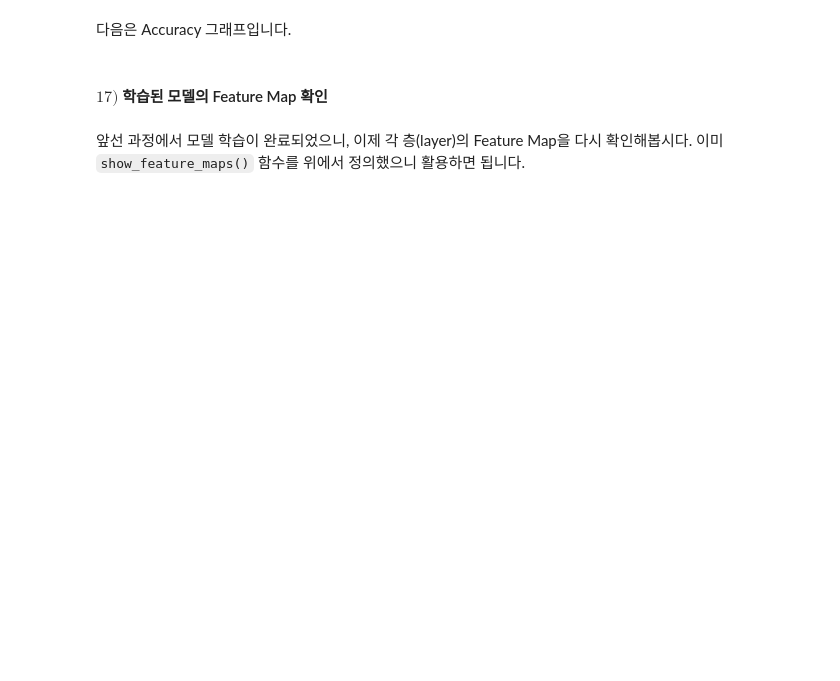
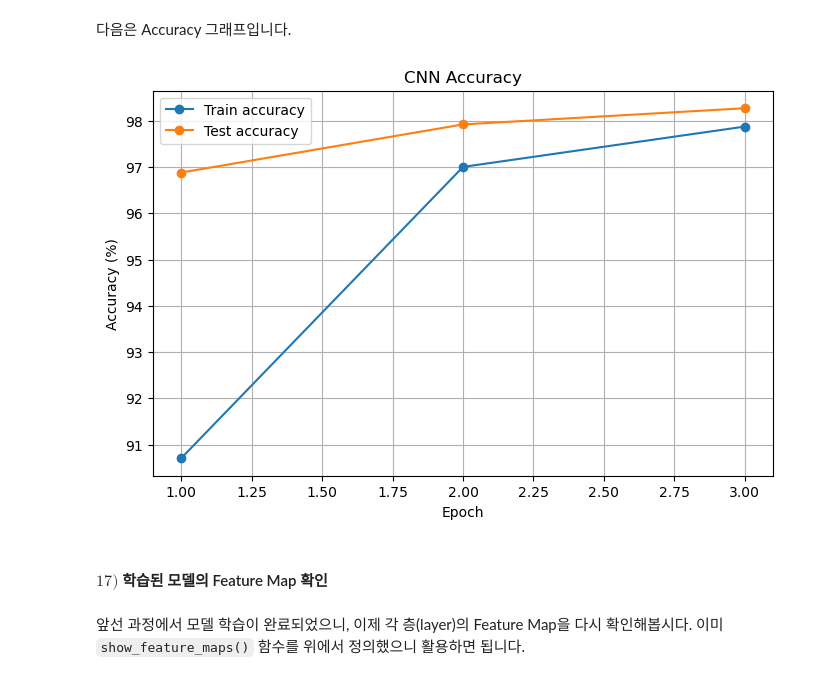
Before and after one commit to seedevk8s/physical-ai-vision-llm-gemma-multimodal, a Jupyter notebook: 03_DL-and-GPU.ipynb, the cells around one changed output. Cells and saved outputs as stored; diff of their text form; code cells hidden in the pictures; blank space fills up the shorter version.

```diff
--- a/03_DL-and-GPU.ipynb
+++ b/03_DL-and-GPU.ipynb
@@ -1918,20 +2132,26 @@ plt.show()
 # %% [markdown]
 다음은 Accuracy 그래프입니다.
 # %%
-# TODO: plt.plot(x축_데이터, y축_데이터, marker="o", label="데이터_이름")을 사용하여 그래프 생성
-plt.figure(figsize=(8,5))
+# 저장된 Accuracy 개수에 맞춰 Epoch 축을 1부터 생성
+epoch_axis = range(1, len(train_accuracy_history) + 1)  # 예: Epoch가 3개이면 1, 2, 3
 
-# TODO: train_accuracy_history 그래프 생성 (백분율)
-plt.plot(...)
-# TODO: test_accuracy_history 그래프 생성 (백분율)
-plt.plot(...)
+plt.figure(figsize=(8,5))  # Accuracy 그래프를 그릴 Figure 생성
+
+# 0~1 범위의 학습 정확도를 백분율로 변환하여 표시
+train_accuracy_percent = np.array(train_accuracy_history) * 100
+plt.plot(epoch_axis, train_accuracy_percent, marker="o", label="Train accuracy")
+# 0~1 범위의 테스트 정확도를 백분율로 변환하여 표시
+test_accuracy_percent = np.array(test_accuracy_history) * 100
+plt.plot(epoch_axis, test_accuracy_percent, marker="o", label="Test accuracy")
 
 plt.xlabel("Epoch")
 plt.ylabel("Accuracy (%)")
 plt.title("CNN Accuracy")
 plt.grid()
 plt.legend()
 plt.show()
+# %% [output]
+[figure, added]
 # %% [markdown]
 #### $17)$ 학습된 모델의 Feature Map 확인
 # %% [markdown]
```
Also changed, not shown: parts of 42 cells of this notebook, 9 other files.
